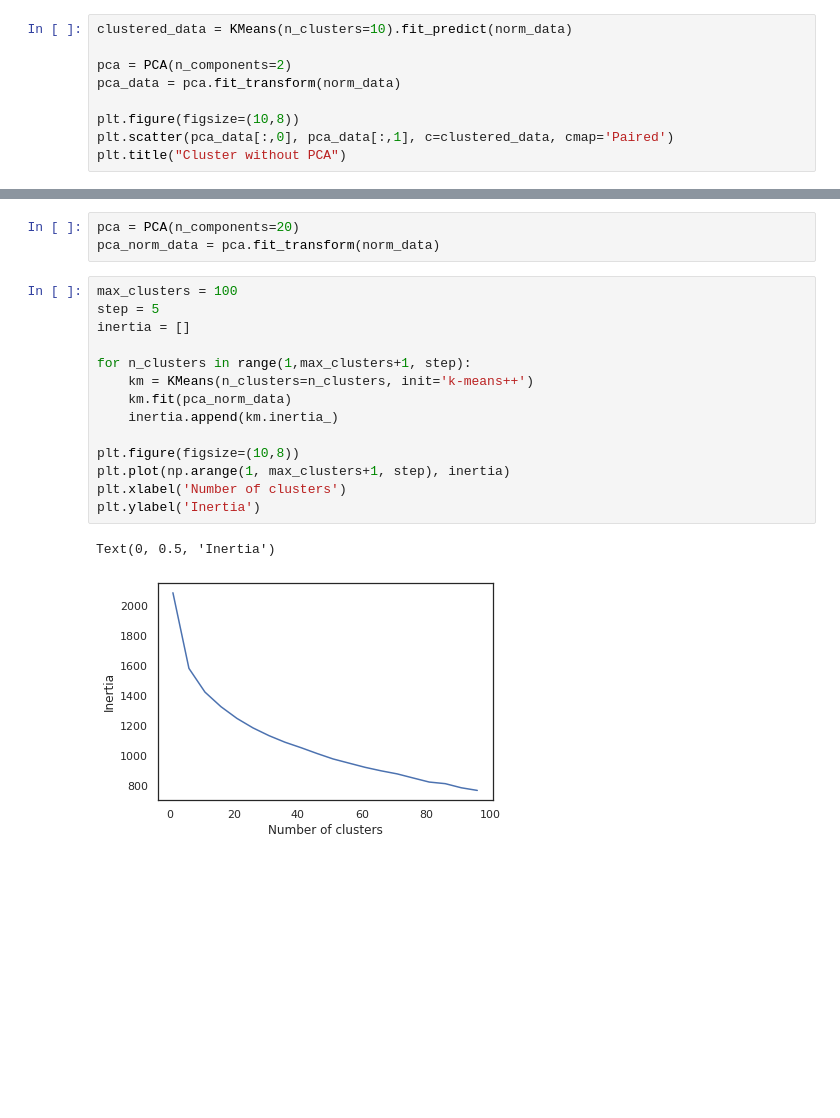
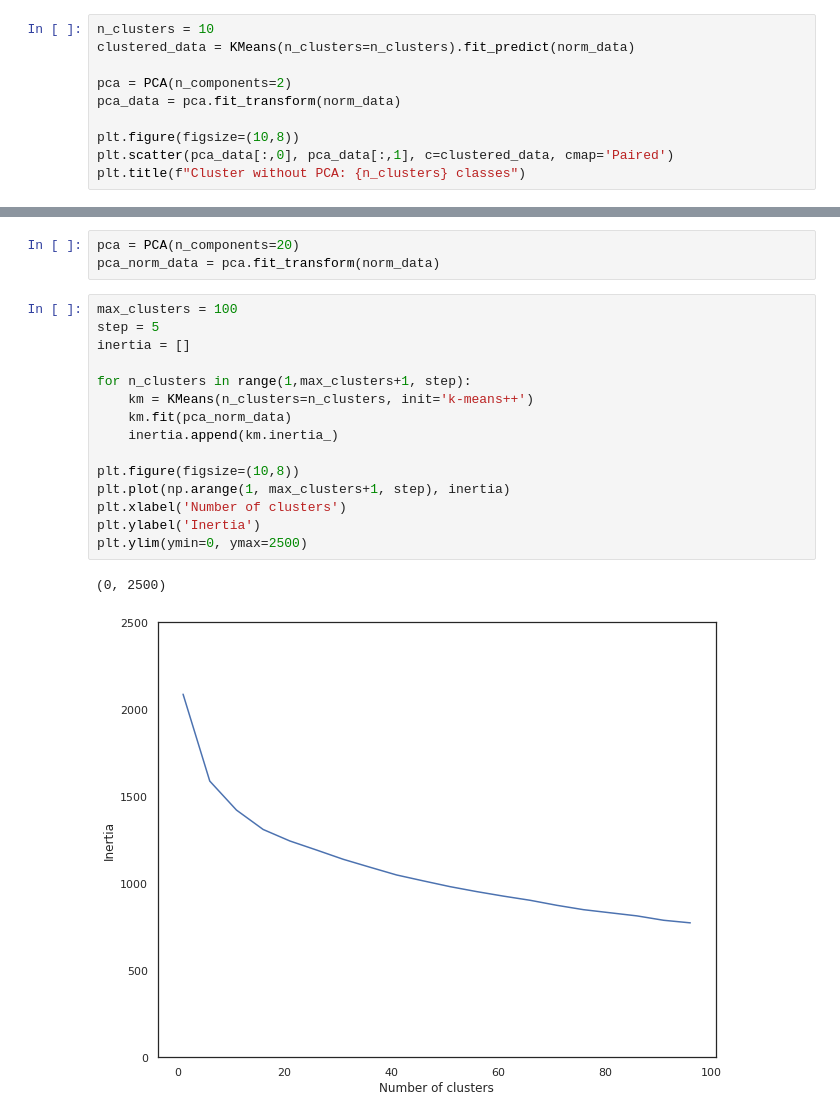
Before and after one commit to luizfysouza/SD201, a Jupyter notebook: Untitled.ipynb, the cells around one changed output, grey strips where cells are left out. Drawn from its saved outputs; the diff is of its cells as text; blank space fills up the shorter version.

Commit message:
minor plot changes

```diff
--- a/Untitled.ipynb
+++ b/Untitled.ipynb
@@ -170,12 +171,13 @@ Text(0, 0.5, 'Inertia')
 # %% [markdown]
 We can see that as we continue to increse the number of clusters, the inertia continues to decrease. This may be an indicator that our data is not easily divided into clusters. Nevertheless, the biggest decrease is until about 10 clusters, and that's a number that is still reasonable.
 # %%
-clustered_data = KMeans(n_clusters=10).fit_predict(norm_data)
+n_clusters = 10
+clustered_data = KMeans(n_clusters=n_clusters).fit_predict(norm_data)
 
 pca = PCA(n_components=2)
 pca_data = pca.fit_transform(norm_data)
 
 plt.figure(figsize=(10,8))
 plt.scatter(pca_data[:,0], pca_data[:,1], c=clustered_data, cmap='Paired')
-plt.title("Cluster without PCA")
+plt.title(f"Cluster without PCA: {n_clusters} classes")
 # %% [output]
@@ -203,18 +205,19 @@ pca_norm_data = pca.fit_transform(norm_data)
 # %%
 max_clusters = 100
 step = 5
 inertia = []
 
 for n_clusters in range(1,max_clusters+1, step):
     km = KMeans(n_clusters=n_clusters, init='k-means++')
     km.fit(pca_norm_data)
     inertia.append(km.inertia_)
 
 plt.figure(figsize=(10,8))
 plt.plot(np.arange(1, max_clusters+1, step), inertia)
 plt.xlabel('Number of clusters')
 plt.ylabel('Inertia')
+plt.ylim(ymin=0, ymax=2500)
 # %% [output]
-Text(0, 0.5, 'Inertia')
+(0, 2500)
-[figure, old version]
+[figure, new version]
 # %%
```
Also changed, not shown: parts of 3 cells of this notebook.
